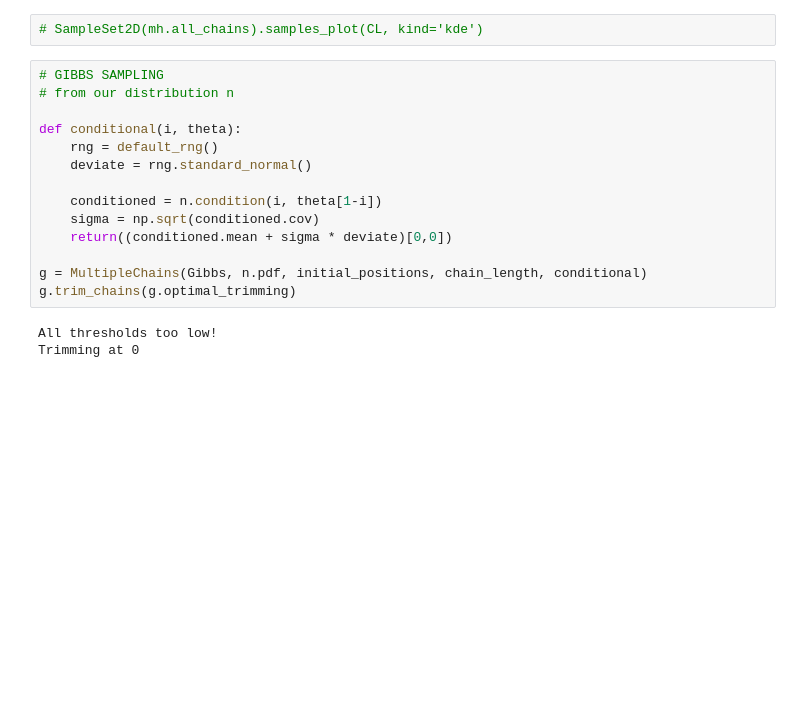
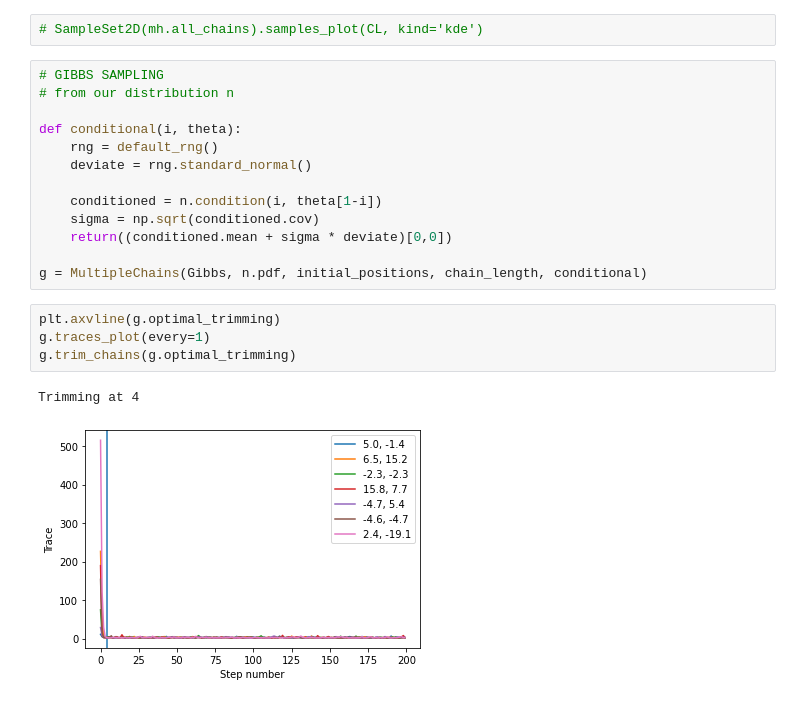
Before and after one commit to jacopok/notes, a Jupyter notebook: ap_third_semester/astrostat_homework/exercise_7.ipynb, the cells around one changed output. Drawn from its saved outputs; the diff is of its cells as text; blank space fills up the shorter version.

```diff
--- a/ap_third_semester/astrostat_homework/exercise_7.ipynb
+++ b/ap_third_semester/astrostat_homework/exercise_7.ipynb
@@ -92,7 +94,10 @@ def conditional(i, theta):
     return((conditioned.mean + sigma * deviate)[0,0])
 
 g = MultipleChains(Gibbs, n.pdf, initial_positions, chain_length, conditional)
-g.trim_chains(g.optimal_trimming)
-# %% [output]
-All thresholds too low!
-Trimming at 0
+# %%
+plt.axvline(g.optimal_trimming)
+g.traces_plot(every=1)
+g.trim_chains(g.optimal_trimming)
+# %% [output]
+Trimming at 4
+[figure, added]
```
Also changed, not shown: parts of 15 cells of this notebook, 2 other files.
